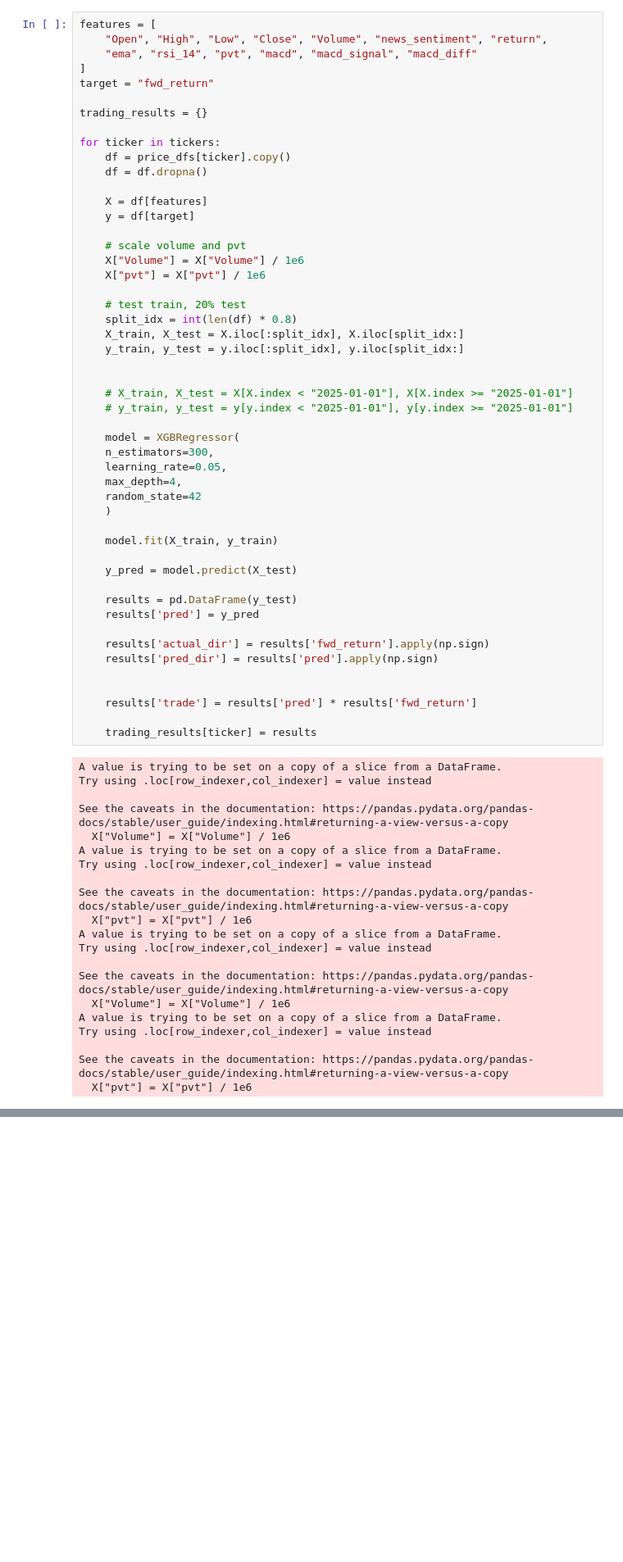
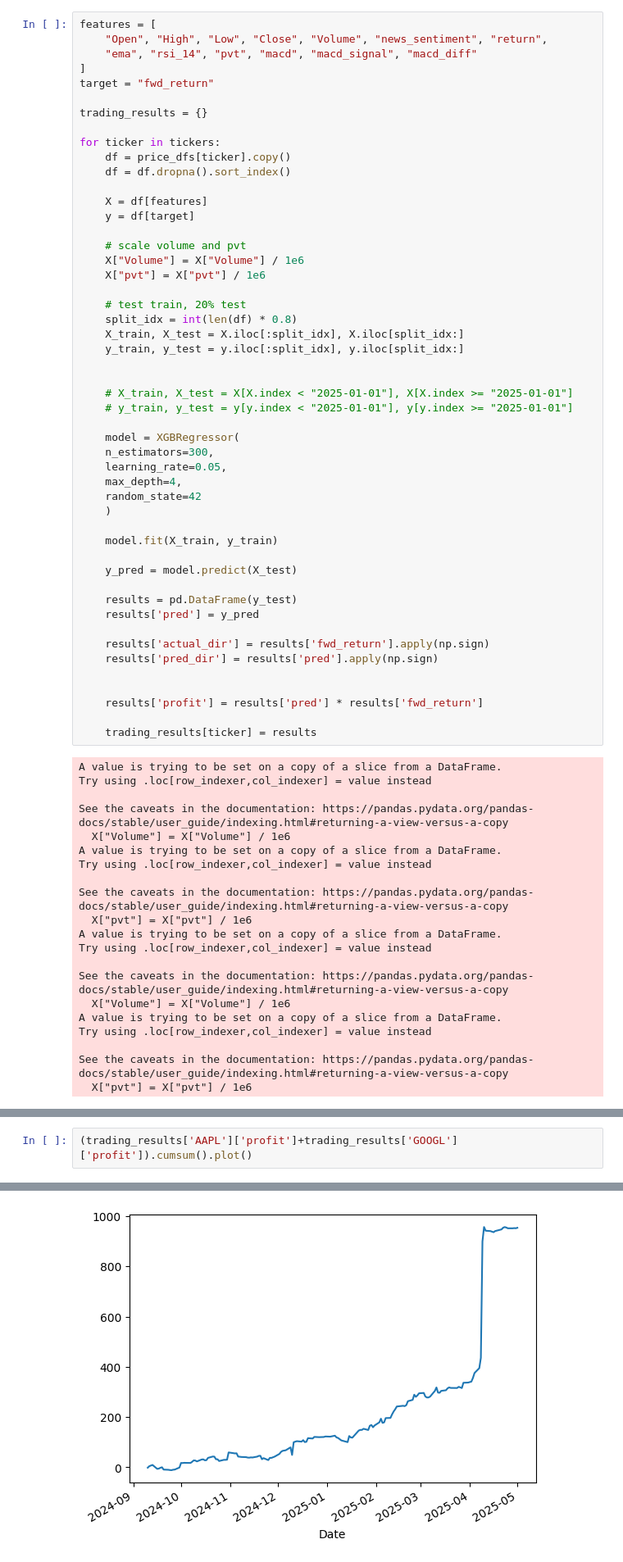
Before and after one commit to itayakad/StatLearningFinal, a Jupyter notebook: analysis.ipynb, the cells around one changed output, grey strips where cells are left out. Shown: that part at 82% size. Drawn from its saved outputs; the diff is of its cells as text; blank space fills up the shorter version.

```diff
--- a/analysis.ipynb
+++ b/analysis.ipynb
@@ -91,7 +91,7 @@ trading_results = {}
 
 for ticker in tickers:
     df = price_dfs[ticker].copy()
-    df = df.dropna()
+    df = df.dropna().sort_index()
 
     X = df[features]
     y = df[target]
@@ -127,7 +127,7 @@ for ticker in tickers:
     results['pred_dir'] = results['pred'].apply(np.sign)
 
 
-    results['trade'] = results['pred'] * results['fwd_return']
+    results['profit'] = results['pred'] * results['fwd_return']
 
     trading_results[ticker] = results
 # %% [output]
@@ -171,0 +188,3 @@ sum profit:
+# %%
+(trading_results['AAPL']['profit']+trading_results['GOOGL']['profit']).cumsum().plot()
+# %% [output]
@@ -171,0 +192 @@ sum profit:
+[figure, added]
```
Also changed, not shown: parts of 3 cells of this notebook.
